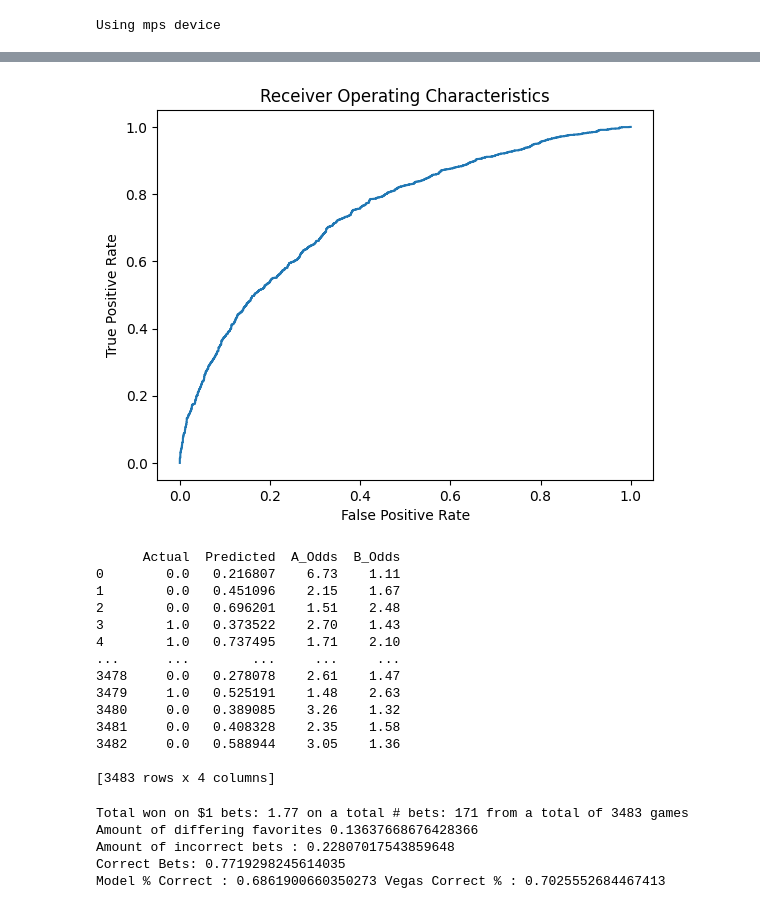
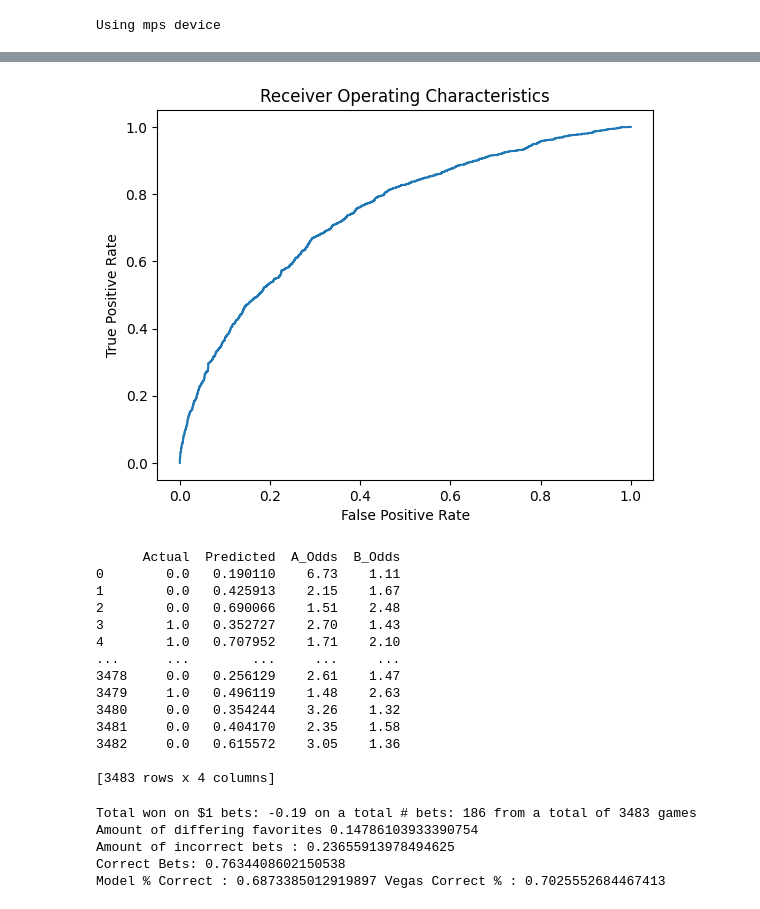
Before and after one commit to dsw225/TennisPredictionModel, a Jupyter notebook: breakpoint/tennis_analyzer_v2.ipynb, the cells around one changed output, grey strips where cells are left out. Drawn from its saved outputs; the diff is of its cells as text; code cells hidden in the pictures.

```diff
--- a/breakpoint/tennis_analyzer_v2.ipynb
+++ b/breakpoint/tennis_analyzer_v2.ipynb
@@ -341,7 +341,7 @@ X_train, X_test, y_train, y_test, idx_train, idx_test = train_test_split(
 )
 
 # Set target accuracy
-target_accuracy = 0.686 # 75%
+target_accuracy = 0.687 # 75%
 
 final_acc = 0.0
 while final_acc < target_accuracy:
@@ -414,21 +414,21 @@ Final model accuracy on test set: 68.62%
-[figure, old version]
+[figure, new version]
 # %%
 # Display the DataFrame
 # results_df.head()
 print(results_df)
 # %% [output]
       Actual  Predicted  A_Odds  B_Odds
-0        0.0   0.216807    6.73    1.11
-1        0.0   0.451096    2.15    1.67
-2        0.0   0.696201    1.51    2.48
-3        1.0   0.373522    2.70    1.43
-4        1.0   0.737495    1.71    2.10
+0        0.0   0.190110    6.73    1.11
+1        0.0   0.425913    2.15    1.67
+2        0.0   0.690066    1.51    2.48
+3        1.0   0.352727    2.70    1.43
+4        1.0   0.707952    1.71    2.10
 ...      ...        ...     ...     ...
-3478     0.0   0.278078    2.61    1.47
-3479     1.0   0.525191    1.48    2.63
-3480     0.0   0.389085    3.26    1.32
-3481     0.0   0.408328    2.35    1.58
-3482     0.0   0.588944    3.05    1.36
+3478     0.0   0.256129    2.61    1.47
+3479     1.0   0.496119    1.48    2.63
+3480     0.0   0.354244    3.26    1.32
+3481     0.0   0.404170    2.35    1.58
+3482     0.0   0.615572    3.05    1.36
 
 [3483 rows x 4 columns]
 # %%
@@ -488,8 +488,8 @@ print(f"Amount of incorrect bets : {wrong/better}")
 print(f"Correct Bets: {bet_correct/better}")
 print(f"Model % Correct : {model_correct/length} Vegas Correct % : {vegas_correct/length}")
 # %% [output]
-Total won on $1 bets: 1.77 on a total # bets: 171 from a total of 3483 games
-Amount of differing favorites 0.13637668676428366
-Amount of incorrect bets : 0.22807017543859648
-Correct Bets: 0.7719298245614035
-Model % Correct : 0.6861900660350273 Vegas Correct % : 0.7025552684467413
+Total won on $1 bets: -0.19 on a total # bets: 186 from a total of 3483 games
+Amount of differing favorites 0.14786103933390754
+Amount of incorrect bets : 0.23655913978494625
+Correct Bets: 0.7634408602150538
+Model % Correct : 0.6873385012919897 Vegas Correct % : 0.7025552684467413
```
Also changed, not shown: parts of 2 cells of this notebook, 3 other files.
